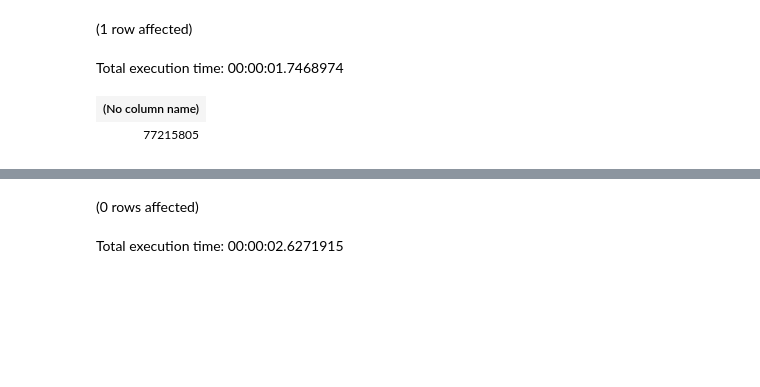
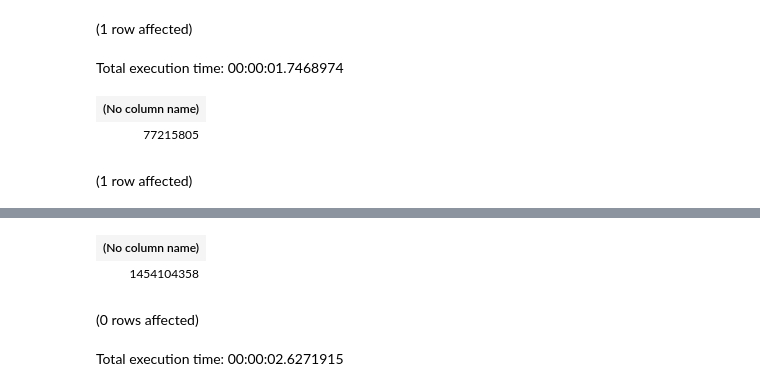
Before and after one commit to idies/jhu-lsst, a Jupyter notebook: test_queries/aris/DMTR-16.ctp2.4.ipynb, the cells around one changed output, grey strips where cells are left out. Drawn from its saved outputs; the diff is of its cells as text; code cells hidden in the pictures; blank space fills up the shorter version.

```diff
--- a/test_queries/aris/DMTR-16.ctp2.4.ipynb
+++ b/test_queries/aris/DMTR-16.ctp2.4.ipynb
@@ -6,3 +6,14 @@ select count(*) from [Object]
 Total execution time: 00:00:01.7468974
 | (No column name) |
 | 77215805 |
+# %%
+--ad hoc storage-pool (virtualized hdfs) tests
+USE LSST
+--select count(*) from Source
+--select count(chunkID) from Source
+select top 10 * from Source
+--select avg(coord_ra) from Source
+--select count(distinct id) from Source
+--select distinct chunkID from [Object]
+# %% [output]
+(1 row affected)
@@ -9,3 +21,5 @@ Total execution time: 00:00:01.7468974
+| (No column name) |
+| 1454104358 |
 # %%
 -- 3.1
 use LSST
```
Also changed, not shown: parts of 1 cell of this notebook, 7 other files.
